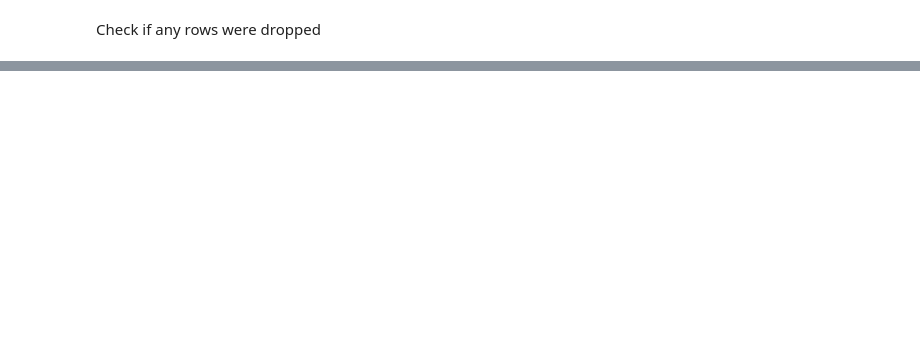
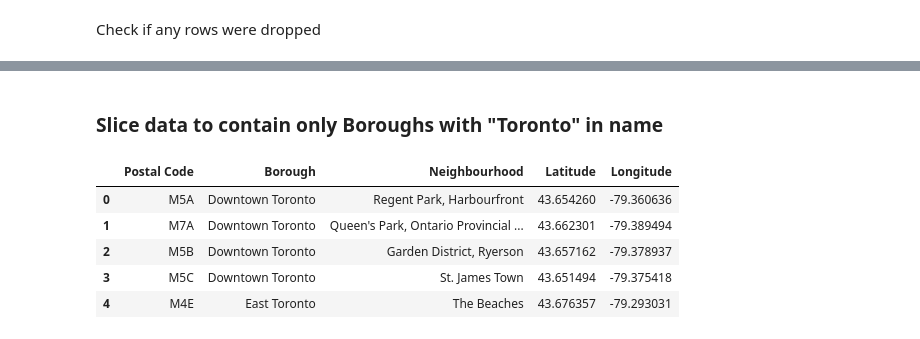
Before and after one commit to lpfichtner/data_science_capstone, a Jupyter notebook: W3 Capstone Assignment Part 3.ipynb, the cells around one changed output, grey strips where cells are left out. Saved outputs shown, nothing was run; the diff lists cells and outputs as text; code cells hidden in the pictures; blank space fills up the shorter version.

```diff
--- a/W3 Capstone Assignment Part 3.ipynb
+++ b/W3 Capstone Assignment Part 3.ipynb
@@ -191,7 +191,7 @@ print(geolocation)
 # %% [markdown]
 ### Append postcode dataframe with geolocation
 # %%
-postal_code_wGeocode = pd.concat([postal_code_df, geolocation], axis = 1, join = 'inner')
+postal_code_wGeocode = pd.merge(postal_code_df, geolocation, on = 'Postal Code', how = 'left')
 
 print(postal_code_wGeocode)
 # %% [output]
@@ -222,0 +241,21 @@ print(postal_code_wGeocode.shape)
+# %%
+# create map of Toronto using latitude and longitude values
+map_toronto = folium.Map(location=[latitude, longitude], zoom_start=10)
+
+Neighbourhoods = postal_code_wGeocode
+
+# add markers to map
+for lat, lng, borough, Neighbourhood in zip(Neighbourhoods['Latitude'], Neighbourhoods['Longitude'], Neighbourhoods['Borough'], Neighbourhoods['Neighbourhood']):
+    label = '{}, {}'.format(Neighbourhood, borough)
+    label = folium.Popup(label, parse_html=True)
+    folium.CircleMarker(
+        [lat, lng],
+        radius=5,
+        popup=label,
+        color='blue',
+        fill=True,
+        fill_color='#3186cc',
+        fill_opacity=0.7,
+        parse_html=False).add_to(map_toronto)
+
+map_toronto
@@ -222,0 +264,12 @@ print(postal_code_wGeocode.shape)
+# %% [markdown]
+### Slice data to contain only Boroughs with "Toronto" in name
+# %%
+sliced_neighbourhoods = Neighbourhoods[Neighbourhoods['Borough'].str.contains('Toronto', regex=False)].reset_index(drop=True)
+sliced_neighbourhoods.head()
+# %% [output]
+|  | Postal Code | Borough | Neighbourhood | Latitude | Longitude |
+| 0 | M5A | Downtown Toronto | Regent Park, Harbourfront | 43.654260 | -79.360636 |
+| 1 | M7A | Downtown Toronto | Queen's Park, Ontario Provincial ... | 43.662301 | -79.389494 |
+| 2 | M5B | Downtown Toronto | Garden District, Ryerson | 43.657162 | -79.378937 |
+| 3 | M5C | Downtown Toronto | St. James Town | 43.651494 | -79.375418 |
+| 4 | M4E | East Toronto | The Beaches | 43.676357 | -79.293031 |
```
Also changed, not shown: parts of 39 cells of this notebook, 1 other file.
